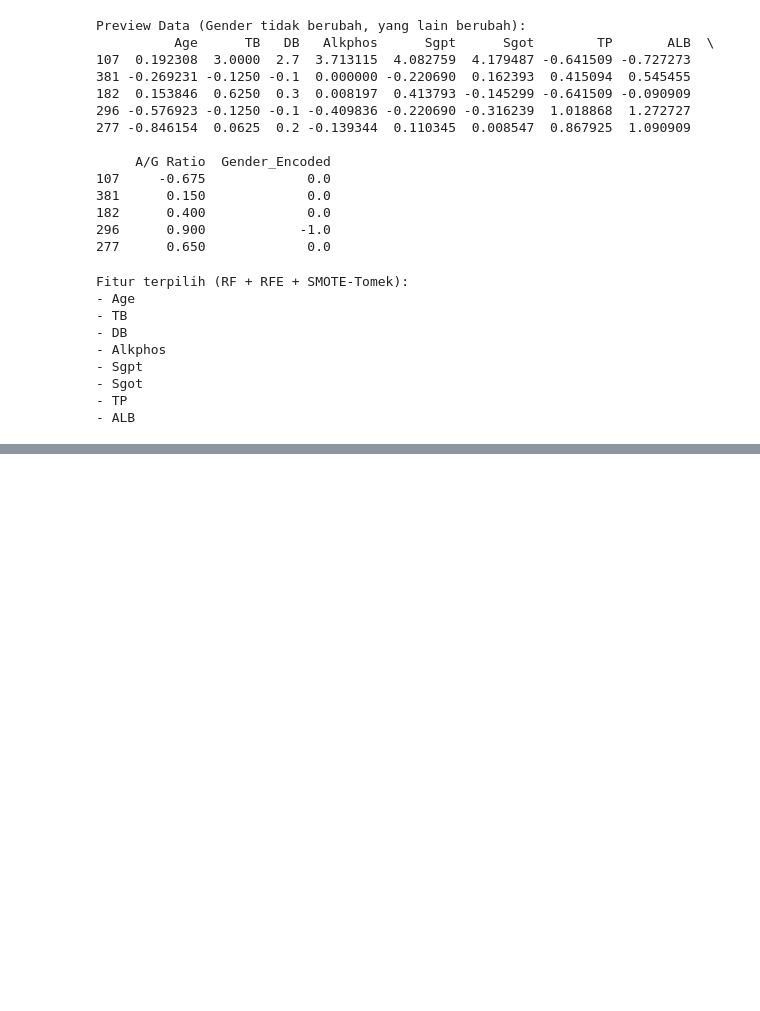
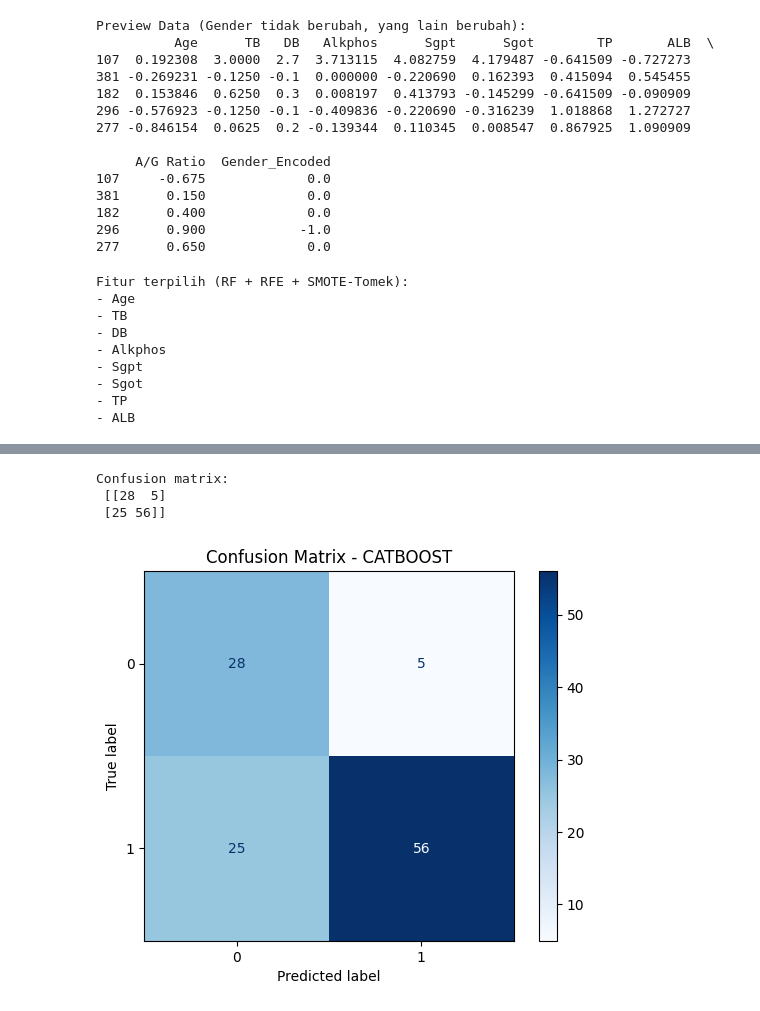
Before and after one commit to farizarvin/liver-disease-analysis, a Jupyter notebook: model_fix.ipynb, the cells around one changed output, grey strips where cells are left out. Cells and saved outputs as stored; diff of their text form; code cells hidden in the pictures; blank space fills up the shorter version.

```diff
--- a/model_fix.ipynb
+++ b/model_fix.ipynb
@@ -280,0 +368,16 @@ Test ROC AUC: 0.8237934904601572
+# %%
+grid_search = GridSearchCV(
+    estimator=cat,
+    param_grid=param_grid,
+    cv=5,
+    scoring="roc_auc",
+    n_jobs=-1,
+    verbose=2
+)
+
+grid_search.fit(X_res_clean, y_res_clean)
+
+print("Best ROC AUC (CV):", grid_search.best_score_)
+print("Best params:", grid_search.best_params_)
+
+best_cat = grid_search.best_estimator_
@@ -280,0 +402,9 @@ Test ROC AUC: 0.8237934904601572
+# %%
+# prediksi probabilitas untuk ROC AUC
+y_proba = best_cat.predict_proba(X_test_selected)[:, 1]
+test_roc_auc = roc_auc_score(y_test, y_proba)
+print("Test ROC AUC:", test_roc_auc)
+
+# prediksi kelas + classification report
+y_pred = best_cat.predict(X_test_selected)
+print(classification_report(y_test, y_pred))
@@ -280,0 +421,14 @@ Test ROC AUC: 0.8237934904601572
+# %%
+# Confusion matrix
+cm = confusion_matrix(y_test, y_pred)
+print("Confusion matrix:\n", cm)
+
+disp = ConfusionMatrixDisplay(confusion_matrix=cm)
+disp.plot(cmap="Blues")
+plt.title("Confusion Matrix - CATBOOST")
+plt.show()
+# %% [output]
+Confusion matrix:
+ [[28  5]
+ [25 56]]
+[figure, added]
```
Also changed, not shown: parts of 10 cells of this notebook, 4 other files.
